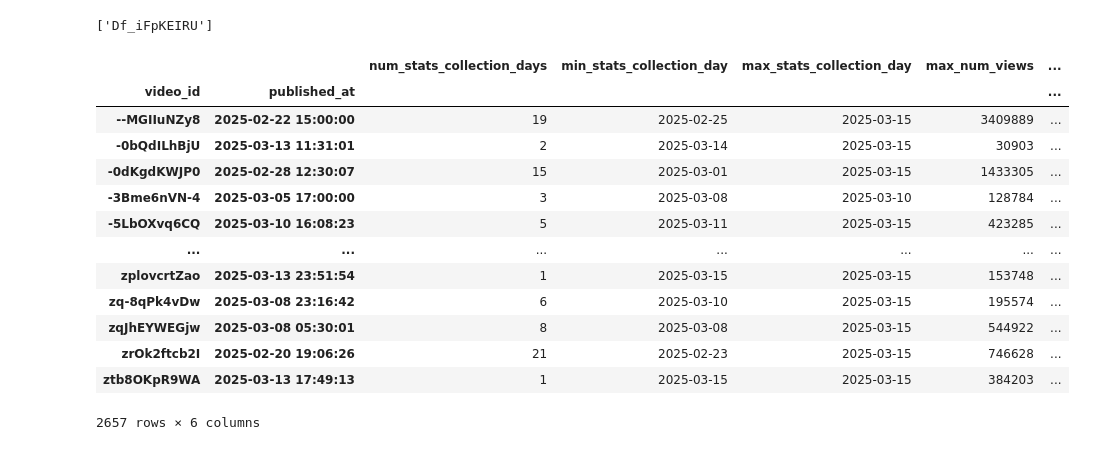
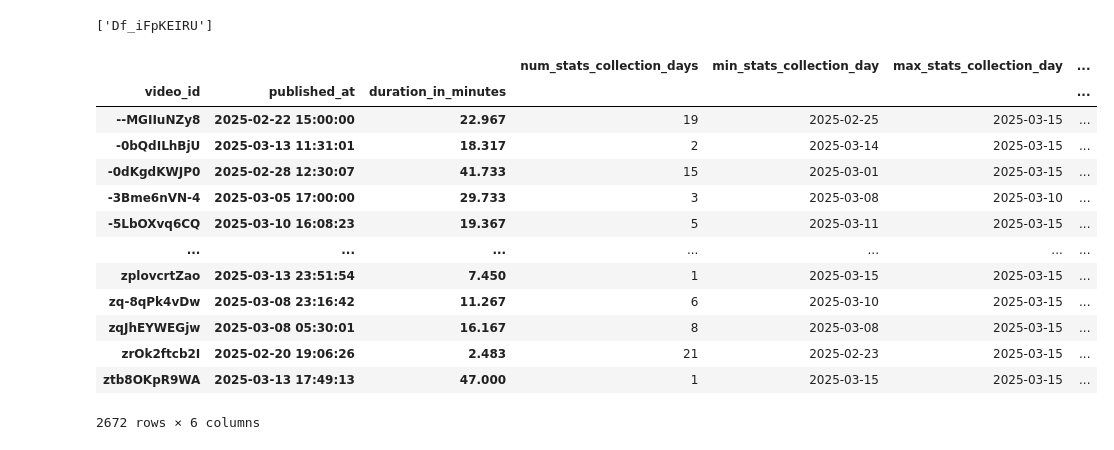
Before and after one commit to gpsyrou/tube-virality, a Jupyter notebook: analysis/Youtube Virality Predictor.ipynb, the cells around one changed output. Cells and saved outputs as stored; diff of their text form; code cells hidden in the pictures.

Commit message:
Kaggle Notebook | Youtube Video Virality Predictor [EDA] | Version 14

```diff
--- a/analysis/Youtube Virality Predictor.ipynb
+++ b/analysis/Youtube Virality Predictor.ipynb
@@ -425,26 +446,26 @@ print("The trending videos that we can not collect video statistics for are:")
 The trending videos that we can not collect video statistics for are:
 ['Df_iFpKEIRU']
 # %%
-video_stats_df_stage.groupby(['video_id', 'published_at']).agg(
+video_stats_df_stage.groupby(['video_id', 'published_at', 'duration_in_minutes']).agg(
     num_stats_collection_days=('collection_day', 'size'),
     min_stats_collection_day=('collection_day', 'min'),
     max_stats_collection_day=('collection_day', 'max'),
     max_num_views=('view_count', 'max'),
     max_num_likes=('like_count', 'max'),
     max_num_comments=('comment_count', 'max')
 )
 # %% [output]
-|  |  | num_stats_collection_days | min_stats_collection_day | max_stats_collection_day | max_num_views | ... |
-| video_id | published_at |  |  |  |  | ... |
-| --MGIIuNZy8 | 2025-02-22 15:00:00 | 19 | 2025-02-25 | 2025-03-15 | 3409889 | ... |
-| -0bQdILhBjU | 2025-03-13 11:31:01 | 2 | 2025-03-14 | 2025-03-15 | 30903 | ... |
-| -0dKgdKWJP0 | 2025-02-28 12:30:07 | 15 | 2025-03-01 | 2025-03-15 | 1433305 | ... |
-| -3Bme6nVN-4 | 2025-03-05 17:00:00 | 3 | 2025-03-08 | 2025-03-10 | 128784 | ... |
-| -5LbOXvq6CQ | 2025-03-10 16:08:23 | 5 | 2025-03-11 | 2025-03-15 | 423285 | ... |
+|  |  |  | num_stats_collection_days | min_stats_collection_day | max_stats_collection_day | ... |
+| video_id | published_at | duration_in_minutes |  |  |  | ... |
+| --MGIIuNZy8 | 2025-02-22 15:00:00 | 22.967 | 19 | 2025-02-25 | 2025-03-15 | ... |
+| -0bQdILhBjU | 2025-03-13 11:31:01 | 18.317 | 2 | 2025-03-14 | 2025-03-15 | ... |
+| -0dKgdKWJP0 | 2025-02-28 12:30:07 | 41.733 | 15 | 2025-03-01 | 2025-03-15 | ... |
+| -3Bme6nVN-4 | 2025-03-05 17:00:00 | 29.733 | 3 | 2025-03-08 | 2025-03-10 | ... |
+| -5LbOXvq6CQ | 2025-03-10 16:08:23 | 19.367 | 5 | 2025-03-11 | 2025-03-15 | ... |
 | ... | ... | ... | ... | ... | ... | ... |
-| zplovcrtZao | 2025-03-13 23:51:54 | 1 | 2025-03-15 | 2025-03-15 | 153748 | ... |
-| zq-8qPk4vDw | 2025-03-08 23:16:42 | 6 | 2025-03-10 | 2025-03-15 | 195574 | ... |
-| zqJhEYWEGjw | 2025-03-08 05:30:01 | 8 | 2025-03-08 | 2025-03-15 | 544922 | ... |
-| zrOk2ftcb2I | 2025-02-20 19:06:26 | 21 | 2025-02-23 | 2025-03-15 | 746628 | ... |
-| ztb8OKpR9WA | 2025-03-13 17:49:13 | 1 | 2025-03-15 | 2025-03-15 | 384203 | ... |
+| zplovcrtZao | 2025-03-13 23:51:54 | 7.450 | 1 | 2025-03-15 | 2025-03-15 | ... |
+| zq-8qPk4vDw | 2025-03-08 23:16:42 | 11.267 | 6 | 2025-03-10 | 2025-03-15 | ... |
+| zqJhEYWEGjw | 2025-03-08 05:30:01 | 16.167 | 8 | 2025-03-08 | 2025-03-15 | ... |
+| zrOk2ftcb2I | 2025-02-20 19:06:26 | 2.483 | 21 | 2025-02-23 | 2025-03-15 | ... |
+| ztb8OKpR9WA | 2025-03-13 17:49:13 | 47.000 | 1 | 2025-03-15 | 2025-03-15 | ... |
-2657 rows × 6 columns
+2672 rows × 6 columns
```
Also changed, not shown: parts of 11 cells of this notebook.
